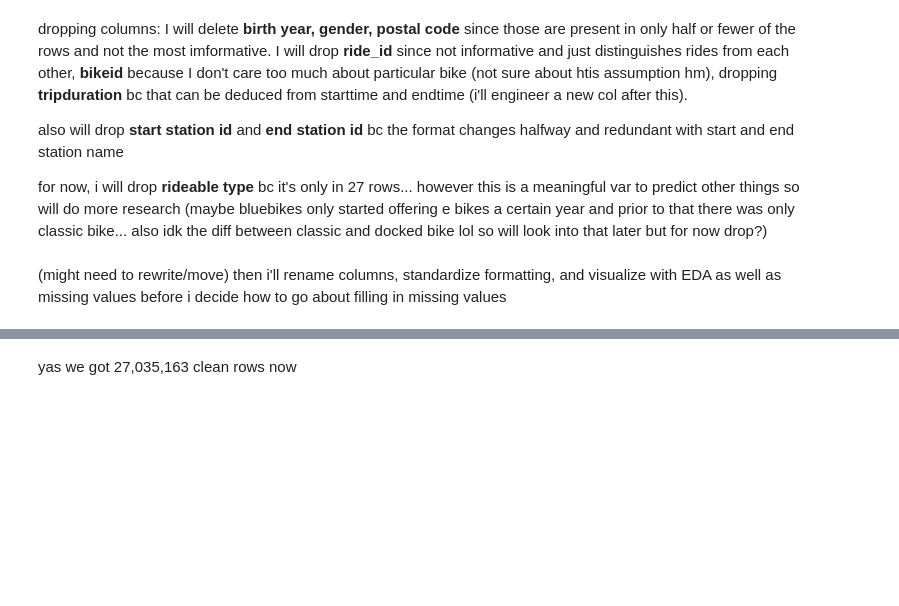
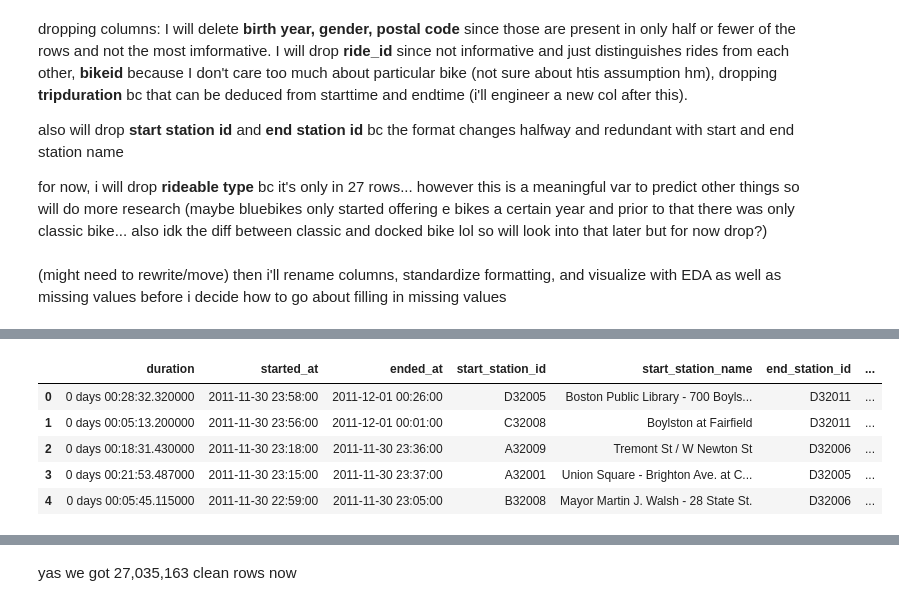
Before and after one commit to ejwang8/bike-share-eda-modelling-dashboard, a Jupyter notebook: bike-eda-modelling.ipynb, the cells around one changed output, grey strips where cells are left out. Drawn from its saved outputs; the diff is of its cells as text; code cells hidden in the pictures; blank space fills up the shorter version.

```diff
--- a/bike-eda-modelling.ipynb
+++ b/bike-eda-modelling.ipynb
@@ -319,0 +657,5 @@ big_df.head()
+# %%
+# get list of dataframes
+dfs_list2 = [load_and_clean_csv2(pathway) for pathway in pre_2015_paths]
+
+# TODO resolve warnings?
@@ -319,0 +673,3 @@ big_df.head()
+# %%
+# concat and get a list of that funciton applied to each pathways
+pre_2015_df = pd.concat(dfs_list2, ignore_index=True)
@@ -319,0 +692,5 @@ big_df.head()
+# %%
+# 1 - takes over 2 mins to run hm
+pre_2015_df['started_at'] = pd.to_datetime(pre_2015_df['started_at'])
+pre_2015_df['ended_at'] = pd.to_datetime(pre_2015_df['ended_at'])
+pre_2015_df.iloc[0]
@@ -319,0 +707,11 @@ big_df.head()
+# %%
+# 2
+pre_2015_df['duration'] = pd.to_timedelta(pre_2015_df['duration'], unit = 'milliseconds')
+pre_2015_df.head()
+# %% [output]
+|  | duration | started_at | ended_at | start_station_id | start_station_name | end_station_id | ... |
+| 0 | 0 days 00:28:32.320000 | 2011-11-30 23:58:00 | 2011-12-01 00:26:00 | D32005 | Boston Public Library - 700 Boyls... | D32011 | ... |
+| 1 | 0 days 00:05:13.200000 | 2011-11-30 23:56:00 | 2011-12-01 00:01:00 | C32008 | Boylston at Fairfield | D32011 | ... |
+| 2 | 0 days 00:18:31.430000 | 2011-11-30 23:18:00 | 2011-11-30 23:36:00 | A32009 | Tremont St / W Newton St | D32006 | ... |
+| 3 | 0 days 00:21:53.487000 | 2011-11-30 23:15:00 | 2011-11-30 23:37:00 | A32001 | Union Square - Brighton Ave. at C... | D32005 | ... |
+| 4 | 0 days 00:05:45.115000 | 2011-11-30 22:59:00 | 2011-11-30 23:05:00 | B32008 | Mayor Martin J. Walsh - 28 State St. | D32006 | ... |
```
Also changed, not shown: parts of 96 cells of this notebook.
